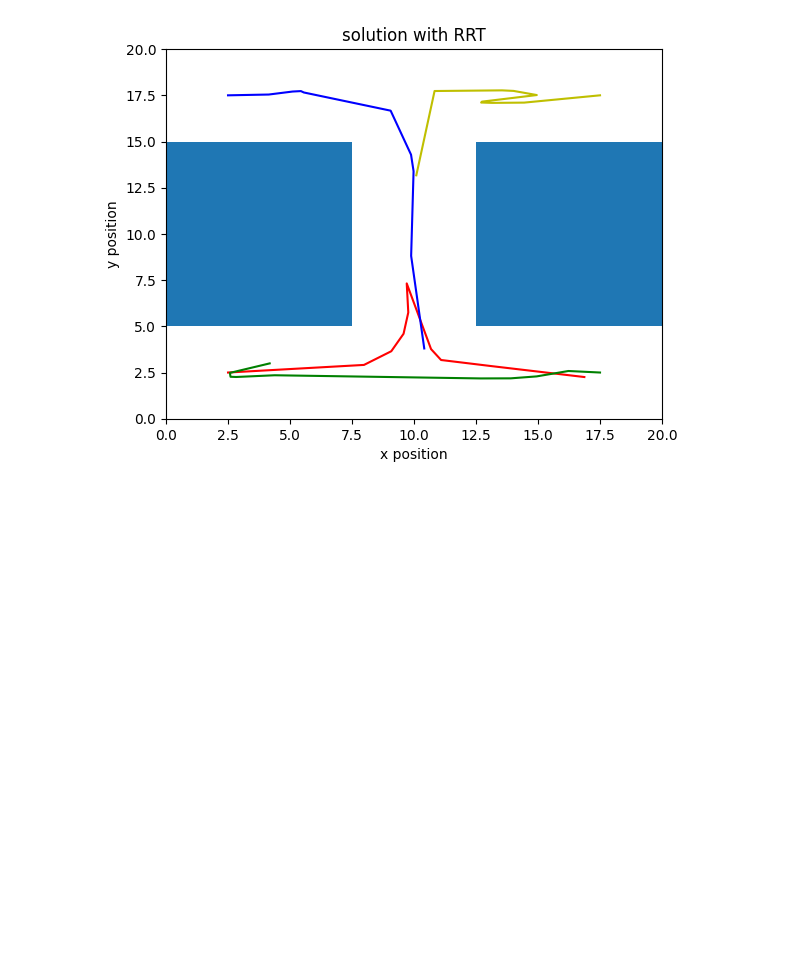
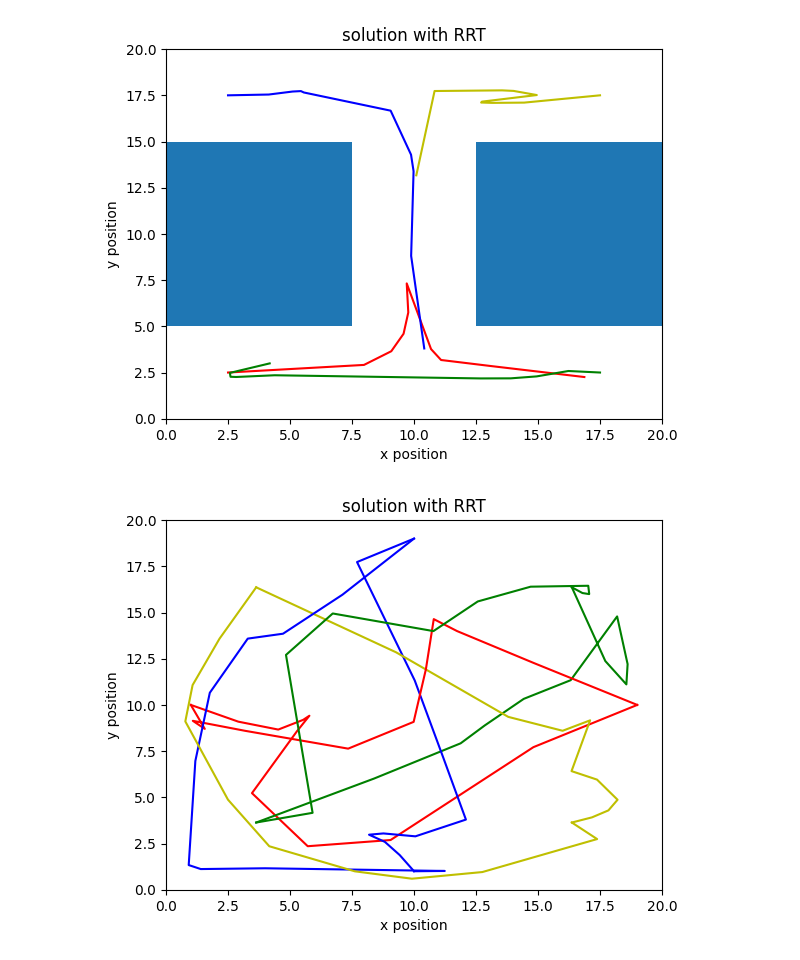
Before and after one commit to minhnguyen1406/Discrete-RRT, a Jupyter notebook: visualization.ipynb, the cells around one changed output. Cells and saved outputs as stored; diff of their text form; code cells hidden in the pictures; blank space fills up the shorter version.

Commit message:
Added makefile, scenario2 corrections, viz

```diff
--- a/visualization.ipynb
+++ b/visualization.ipynb
@@ -21,6 +21,24 @@ def plot_scenario1_soln(title, soln):
     ax.set_xlim(left=0, right=20)
     ax.set_ylim(bottom=0, top=20)
     plt.show()
+
+def plot_scenario2_soln(title, soln):
+    arr = np.loadtxt(StringIO(soln), delimiter=" ")
+    _, ax = plt.subplots()
+    ax.plot(arr[:, 0], arr[:, 1], color="r")
+    ax.plot(arr[:, 2], arr[:, 3], color="g")
+    ax.plot(arr[:, 4], arr[:, 5], color="b")
+    ax.plot(arr[:, 6], arr[:, 7], color="y")
+    ax.plot(arr[:, 8], arr[:, 9], "r-")
+    ax.plot(arr[:, 10], arr[:, 11], color="g-")
+    ax.plot(arr[:, 12], arr[:, 13], color="b")
+    ax.plot(arr[:, 14], arr[:, 15], color="y")
+    ax.set_xlabel("x position")
+    ax.set_ylabel("y position")
+    ax.set_title(title)
+    ax.set_xlim(left=0, right=20)
+    ax.set_ylim(bottom=0, top=20)
+    plt.show()
 # %%
 rrt_soln = """
 2.5 2.5 17.5 2.5 2.5 17.5 17.5 17.5
@@ -38,3 +56,21 @@ rrt_soln = """
 plot_scenario1_soln("solution with RRT", rrt_soln)
 # %% [output]
 [figure]
+# %%
+rrt_soln2 = """
+19 10 16.364 16.364 10 19 3.63604 16.364 1 10 3.63604 3.63604 10 1 16.364 3.63604
+14.8136 7.71435 17.7134 12.3738 7.70201 17.731 9.27623 12.847 1.5631 8.70381 5.90994 4.1612 11.2395 1.01478 17.3827 2.74142
+9.05446 2.68916 18.5624 11.1109 10.0282 11.3237 13.8002 9.35276 1.07949 9.1402 4.83697 12.706 3.99465 1.1604 12.7551 0.956318
+5.71402 2.35415 18.6122 12.2069 11.1848 7.12655 15.9918 8.60079 3.18469 8.59984 6.72189 14.9483 1.40075 1.11819 9.9146 0.59602
+3.46554 5.2265 18.1894 14.7891 12.0919 3.79508 17.1006 9.16591 7.34424 7.63406 10.7827 13.995 0.914747 1.33447 7.6105 0.996341
+5.27408 8.56596 16.3169 11.3383 10.0558 2.88899 16.3509 6.41807 9.9844 9.08323 12.5706 15.5991 1.18218 6.96715 4.16342 2.35243
+5.7809 9.41457 14.4235 10.3273 8.76546 3.04592 17.3786 5.95857 10.4779 11.925 14.7024 16.3983 1.76571 10.6588 2.49767 4.87337
+5.5298 9.19195 12.8506 8.88865 8.1852 2.97753 18.2071 4.86838 10.7959 14.6429 17.0258 16.448 3.29554 13.5882 0.777737 9.10757
+4.52532 8.66608 11.88 7.92296 8.8246 2.5893 17.8383 4.29293 11.7334 13.9971 17.064 15.9974 4.71694 13.8532 1.07103 11.0729
+2.9143 9.09448 8.38831 6.01505 9.42264 1.87594 17.1748 3.91509 14.8275 12.2691 16.7917 16.0539 7.11444 15.9649 2.15569 13.5824
+1 10 3.63604 3.63604 10 1 16.364 3.63604 19 10 16.364 16.364 10 19 3.63604 16.364
+"""
+
+plot_scenario2_soln("solution with RRT", rrt_soln2)
+# %% [output]
+[figure, added]
```
Also changed, not shown: 3 other files.
